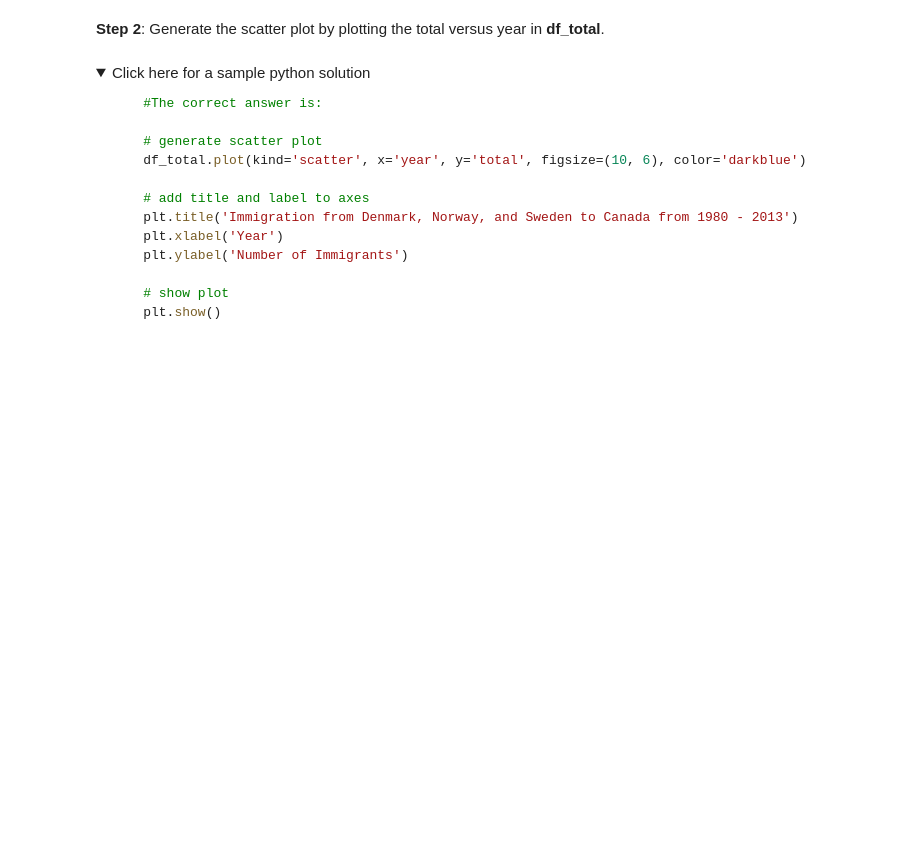
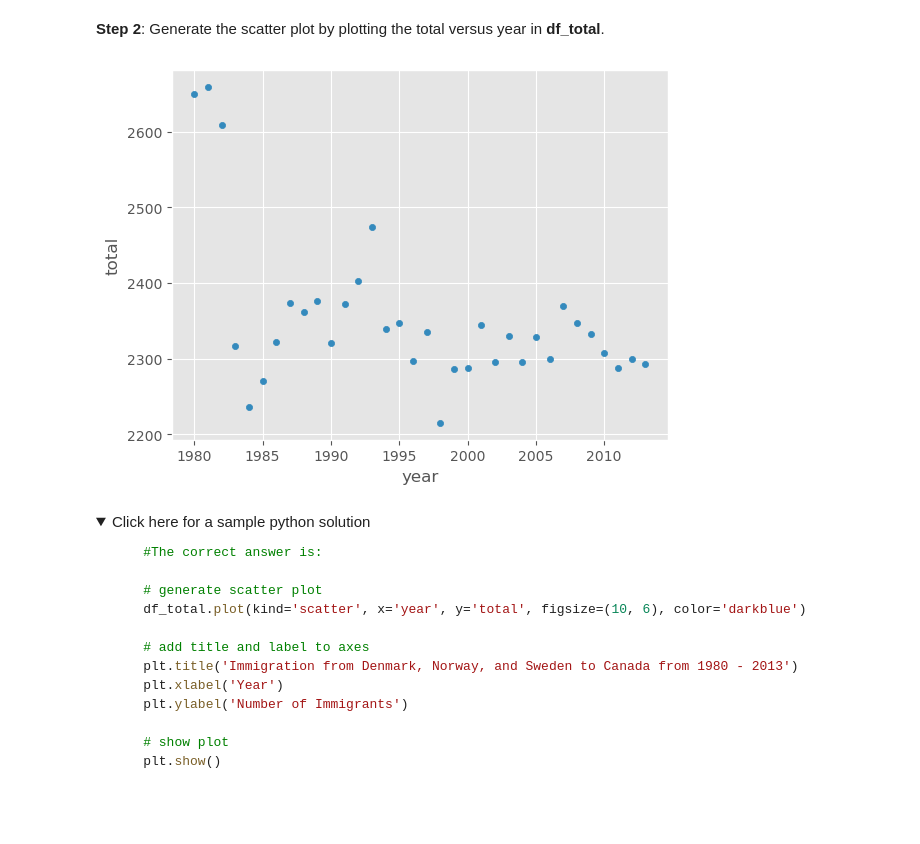
Before and after one commit to DurianDan/IBM-Data-Science-Professional-Certificate, a Jupyter notebook: 8_Data_Visualization_With_Python/week2/DV0101EN-Exercise-Pie-Charts-Box-Plots-Scatter-Plots-and-Bubble-Plots.jupyterlite.ipynb, the cells around one changed output. Cells and saved outputs as stored; diff of their text form; code cells hidden in the pictures; folded sections open; blank space fills up the shorter version.

```diff
--- a/8_Data_Visualization_With_Python/week2/DV0101EN-Exercise-Pie-Charts-Box-Plots-Scatter-Plots-and-Bubble-Plots.jupyterlite.ipynb
+++ b/8_Data_Visualization_With_Python/week2/DV0101EN-Exercise-Pie-Charts-Box-Plots-Scatter-Plots-and-Bubble-Plots.jupyterlite.ipynb
@@ -814,6 +805,11 @@ df_countries.head()
 **Step 2**: Generate the scatter plot by plotting the total versus year in **df_total**.
 # %%
 ### type your answer here
+df_total.plot(kind="scatter",x="year",y="total")
+
+plt.show()
+# %% [output]
+[figure, added]
 # %% [markdown]
 <details><summary>Click here for a sample python solution</summary>
 
```
Also changed, not shown: parts of 9 cells of this notebook.
